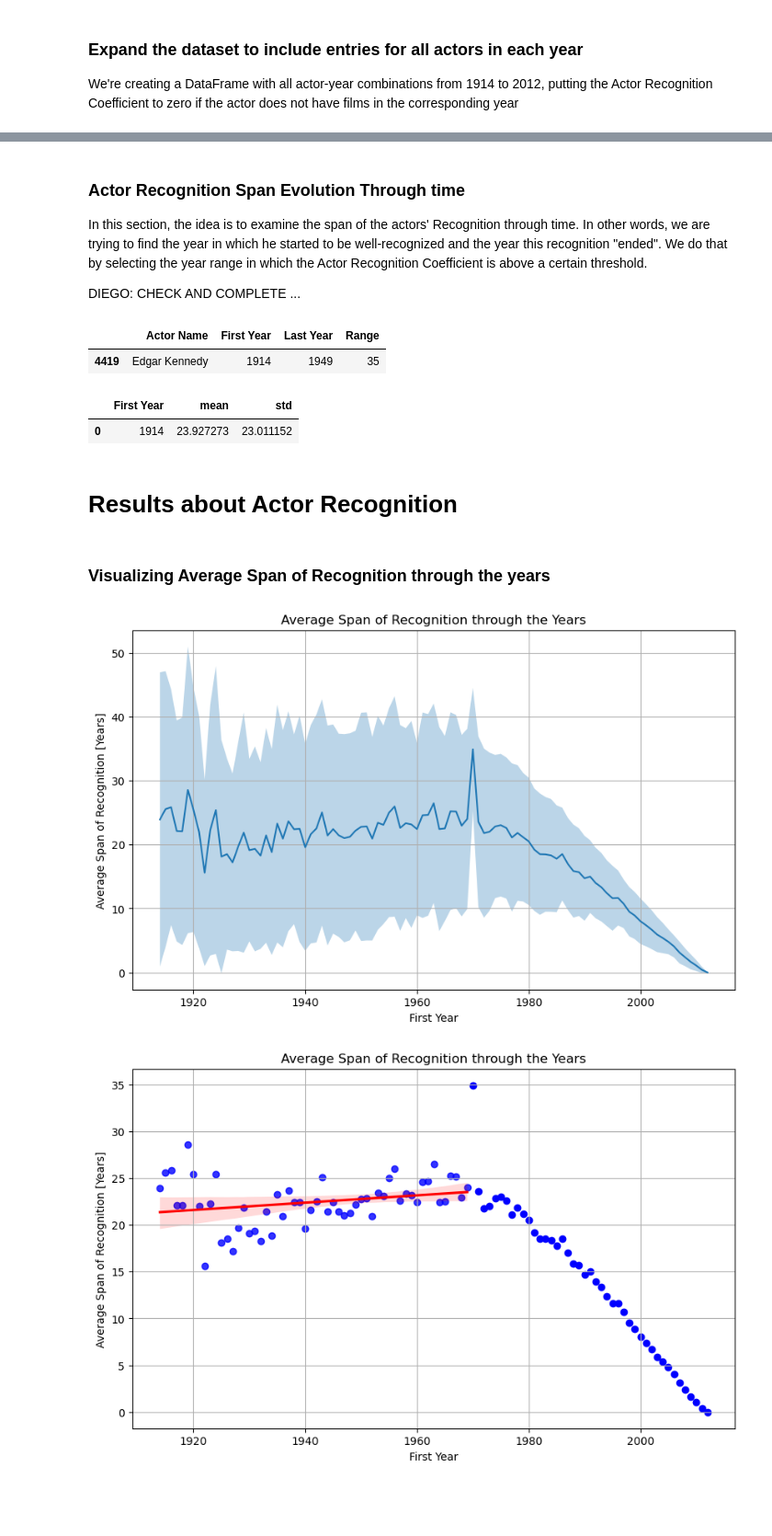
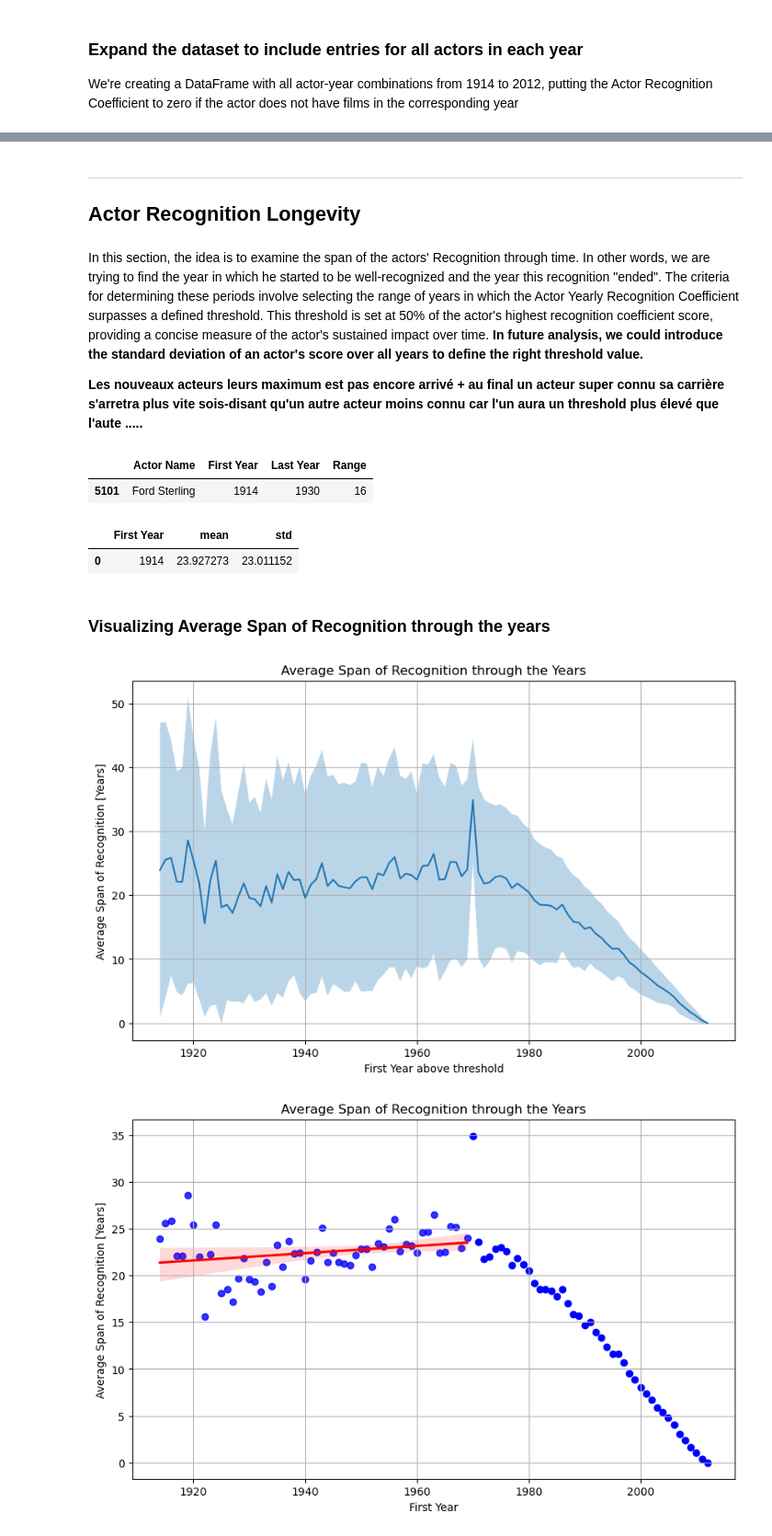
Before and after one commit to epfl-ada/ada-2023-project-pandateam23, a Jupyter notebook: Pico-Andre_.ipynb, the cells around one changed output, grey strips where cells are left out. Shown at 92% size. Drawn from its saved outputs; the diff is of its cells as text; code cells hidden in the pictures; blank space fills up the shorter version.

```diff
--- a/Pico-Andre_.ipynb
+++ b/Pico-Andre_.ipynb
@@ -67,14 +104,14 @@ from scipy import stats
 # %%
-character = pd.read_csv('/Users/alielguindi/Desktop/Projects/ada-2023-project-pandateam23/MovieSummaries/character.metadata.tsv', sep='\t', header=None)
-movie = pd.read_csv('/Users/alielguindi/Desktop/Projects/ada-2023-project-pandateam23/MovieSummaries/movie.metadata.tsv', sep='\t', header=None)
-plot_summaries = pd.read_csv('/Users/alielguindi/Desktop/Projects/ada-2023-project-pandateam23/MovieSummaries/plot_summaries.txt', sep='\t', header=None)
-IMDb_data = pd.read_csv('/Users/alielguindi/Desktop/Projects/ada-2023-project-pandateam23/IMDB/akas.tsv', sep='\t', dtype={7: str})
-IMDb_ratings = pd.read_csv('/Users/alielguindi/Desktop/Projects/ada-2023-project-pandateam23/IMDB/ratings.tsv', sep='\t')
-TheMoviesDataset = pd.read_csv('/Users/alielguindi/Desktop/Projects/TheMoviesDataset/movies_metadata.csv')
-mojo_int1000 = pd.read_csv('/Users/alielguindi/Desktop/Projects/ada-2023-project-pandateam23/archive/boxofficemojointernationaltop1000.tsv', sep='\t')
-mojo_us1000 = pd.read_csv('/Users/alielguindi/Desktop/Projects/ada-2023-project-pandateam23/archive/boxofficemojoustop1000.tsv', sep='\t')
-inflation = pd.read_excel('/Users/alielguindi/Desktop/Projects/ada-2023-project-pandateam23/Inflation-data.xlsx', sheet_name='hcpi_a')
-imdb_actor_name = pd.read_csv('/Users/alielguindi/Desktop/Projects/ada-2023-project-pandateam23/IMDB/name.basics (1).tsv', sep='\t')
+character = pd.read_csv('./data/MovieSummaries/character.metadata.tsv', sep='\t', header=None)
+movie = pd.read_csv('./data/MovieSummaries/movie.metadata.tsv', sep='\t', header=None)
+plot_summaries = pd.read_csv('./data/MovieSummaries/plot_summaries.txt', sep='\t', header=None)
+IMDb_data = pd.read_csv('./data/IMDb/akas.tsv', sep='\t', dtype={7: str})
+IMDb_ratings = pd.read_csv('./data/IMDb/ratings.tsv', sep='\t')
+TheMoviesDataset = pd.read_csv('./data/TheMoviesDataset/movies_metadata.csv')
+mojo_int1000 = pd.read_csv('./data/Mojo/boxofficemojointernationaltop1000.tsv', sep='\t')
+mojo_us1000 = pd.read_csv('./data/Mojo/boxofficemojoustop1000.tsv', sep='\t')
+inflation = pd.read_excel('./data/Inflation/Inflation-data.xlsx', sheet_name='hcpi_a')
+imdb_actor_name = pd.read_csv('./data/IMDB/name.basics.tsv', sep='\t')
 # %%
 # Adding column names
 movie_columns = ["Wikipedia movie ID", "Freebase movie ID", "Movie name", "Movie release date", "Movie box office revenue", "Movie runtime", "Movie languages (Freebase ID:name tuples)", "Movie countries (Freebase ID:name tuples)", "Movie genres (Freebase ID:name tuples)"]
@@ -502,9 +641,10 @@ CONTINUE ...
+# %% [markdown]
+---
+## Actor Recognition Longevity
 # %% [markdown]
-### Actor Recognition Span Evolution Through time
-In this section, the idea is to examine the span of the actors' Recognition through time. In other words, we are trying to find the year in which he started to be well-recognized and the year this recognition "ended". We do that by selecting the year range in which the Actor Recognition Coefficient is above a certain threshold.
+In this section, the idea is to examine the span of the actors' Recognition through time. In other words, we are trying to find the year in which he started to be well-recognized and the year this recognition "ended". The criteria for determining these periods involve selecting the range of years in which the Actor Yearly Recognition Coefficient surpasses a defined threshold. This threshold is set at 50% of the actor's highest recognition coefficient score, providing a concise measure of the actor's sustained impact over time. **In future analysis, we could introduce the standard deviation of an actor's score over all years to define the right threshold value.**
 
-DIEGO: CHECK AND COMPLETE
-...
+**Les nouveaux acteurs leurs maximum est pas encore arrivé + au final un acteur super connu sa carrière s'arretra plus vite sois-disant qu'un autre acteur moins connu car l'un aura un threshold plus élevé que l'aute .....**
 # %%
 # Relative threshold for every actor, threshold being 30% of the Actor's Maximum Recognition
 
@@ -531,7 +671,7 @@ result_df = result_df.sort_values(by='First Year')
 result_df.head(1)
 # %% [output]
 |  | Actor Name | First Year | Last Year | Range |
-| 4419 | Edgar Kennedy | 1914 | 1949 | 35 |
+| 5101 | Ford Sterling | 1914 | 1930 | 16 |
 # %%
 # Group ranges for each first year by taking the mean and standard deviation of the range
 filtered_actor_year_df = result_df.sort_values(by='First Year')
@@ -541,21 +681,19 @@ grouped_years.head(1)
 # %% [output]
 |  | First Year | mean | std |
 | 0 | 1914 | 23.927273 | 23.011152 |
-# %% [markdown]
-# Results about Actor Recognition
 # %% [markdown]
 ### Visualizing Average Span of Recognition through the years
 # %%
 plt.figure(figsize=(10, 6))
 plt.plot(grouped_years['First Year'],grouped_years['mean'],label='Mean')
 plt.fill_between(grouped_years['First Year'], grouped_years['mean'] - grouped_years['std'], grouped_years['mean'] + grouped_years['std'], alpha=0.3, label='Std Dev')
 plt.title('Average Span of Recognition through the Years')
-plt.xlabel('First Year')
+plt.xlabel('First Year above threshold')
 plt.ylabel('Average Span of Recognition [Years]')
 plt.grid(True)
 plt.show()
 # %% [output]
-[figure, old version]
+[figure, new version]
 # %%
 # Filter data before and after 1970
 before_1970 = grouped_years[grouped_years['First Year'] < 1970]
```
Also changed, not shown: parts of 154 cells of this notebook.
